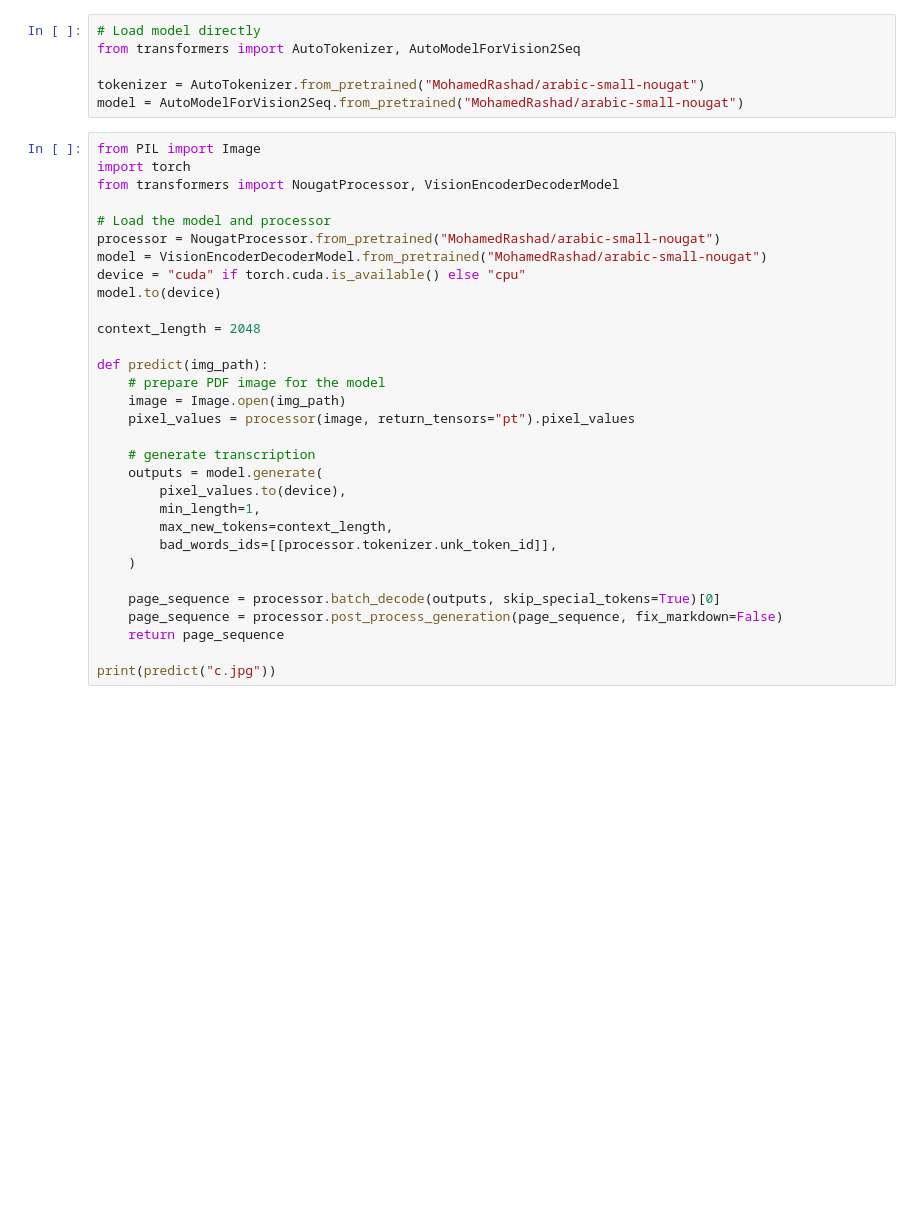
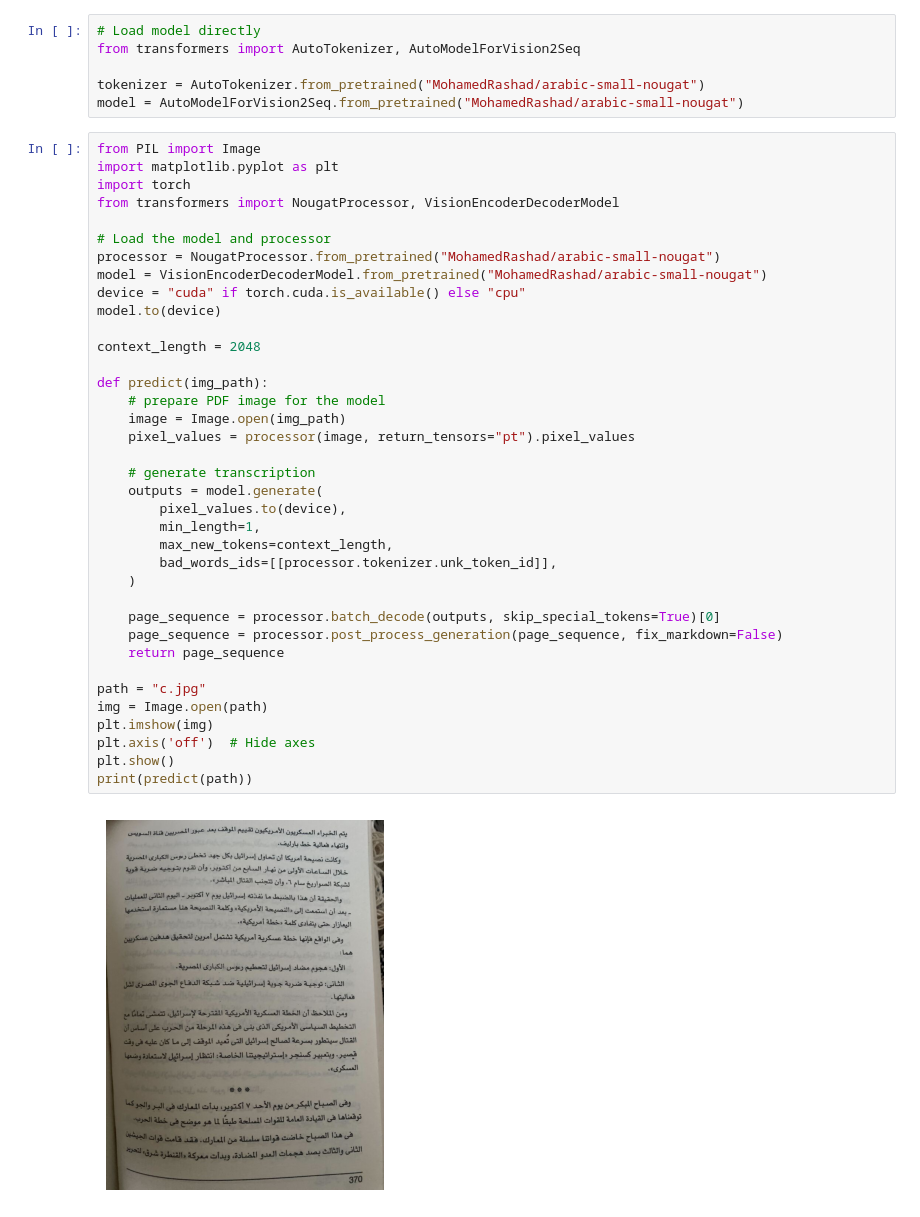
Before and after one commit to kamranjaved/Arabic_OCR, a Jupyter notebook: arabic_small_nougat.ipynb, the cells around one changed output. Cells and saved outputs as stored; diff of their text form; blank space fills up the shorter version.

```diff
--- a/arabic_small_nougat.ipynb
+++ b/arabic_small_nougat.ipynb
@@ -64,33 +66,40 @@ tokenizer = AutoTokenizer.from_pretrained("MohamedRashad/arabic-small-nougat")
 model = AutoModelForVision2Seq.from_pretrained("MohamedRashad/arabic-small-nougat")
 # %%
 from PIL import Image
+import matplotlib.pyplot as plt
 import torch
 from transformers import NougatProcessor, VisionEncoderDecoderModel
 
 # Load the model and processor
 processor = NougatProcessor.from_pretrained("MohamedRashad/arabic-small-nougat")
 model = VisionEncoderDecoderModel.from_pretrained("MohamedRashad/arabic-small-nougat")
 device = "cuda" if torch.cuda.is_available() else "cpu"
 model.to(device)
 
 context_length = 2048
 
 def predict(img_path):
     # prepare PDF image for the model
     image = Image.open(img_path)
     pixel_values = processor(image, return_tensors="pt").pixel_values
 
     # generate transcription
     outputs = model.generate(
         pixel_values.to(device),
         min_length=1,
         max_new_tokens=context_length,
         bad_words_ids=[[processor.tokenizer.unk_token_id]],
     )
 
     page_sequence = processor.batch_decode(outputs, skip_special_tokens=True)[0]
     page_sequence = processor.post_process_generation(page_sequence, fix_markdown=False)
     return page_sequence
 
-print(predict("c.jpg"))
+path = "c.jpg"
+img = Image.open(path)
+plt.imshow(img)
+plt.axis('off')  # Hide axes
+plt.show()
+print(predict(path))
 # %% [output]
+[figure, added]
```
Also changed, not shown: parts of 8 cells of this notebook.
